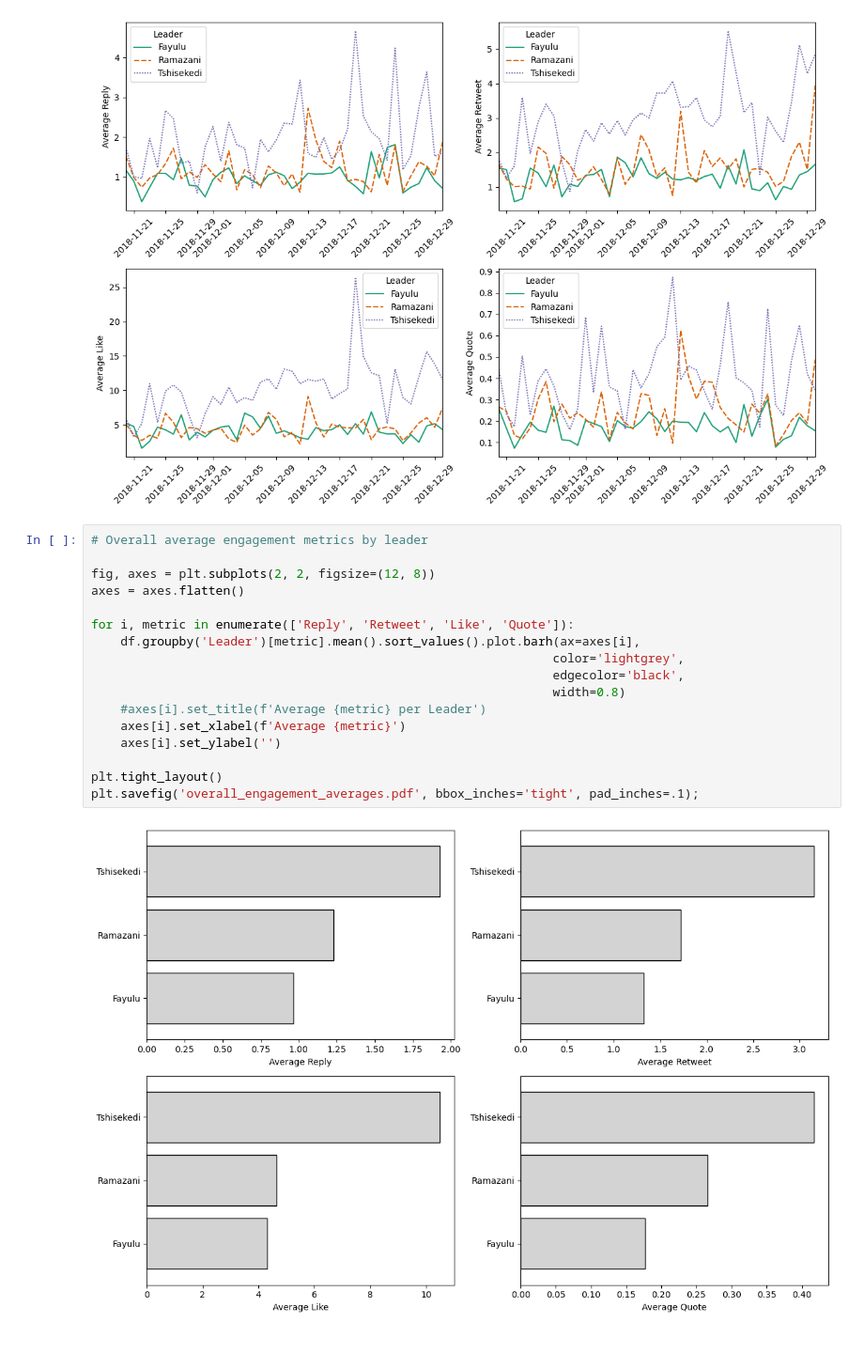
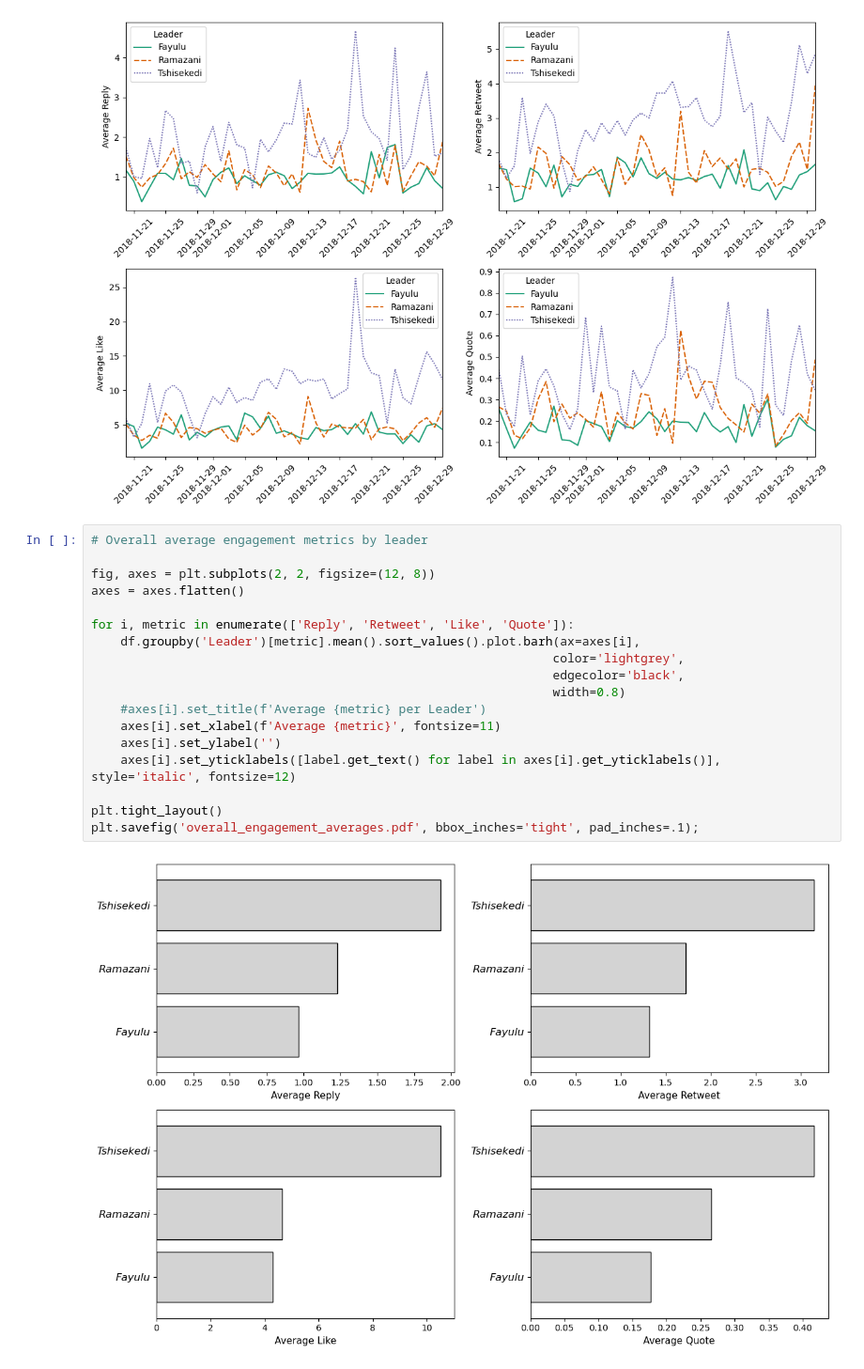
Before and after one commit to Joel-Kazadi/Sentiment-Mining-for-Popularity-analysis, a Jupyter notebook: 2 EDA.ipynb, the cells around one changed output. Shown at 94% size. Cells and saved outputs as stored; diff of their text form.

```diff
--- a/2 EDA.ipynb
+++ b/2 EDA.ipynb
@@ -223,19 +232,20 @@ plt.savefig('engagement_metrics_evolution.pdf', bbox_inches='tight', pad_inches=
 # %%
 # Overall average engagement metrics by leader
 
 fig, axes = plt.subplots(2, 2, figsize=(12, 8))
 axes = axes.flatten()
 
 for i, metric in enumerate(['Reply', 'Retweet', 'Like', 'Quote']):
     df.groupby('Leader')[metric].mean().sort_values().plot.barh(ax=axes[i],
                                                                color='lightgrey',
                                                                edgecolor='black',
                                                                width=0.8)
     #axes[i].set_title(f'Average {metric} per Leader')
-    axes[i].set_xlabel(f'Average {metric}')
+    axes[i].set_xlabel(f'Average {metric}', fontsize=11)
     axes[i].set_ylabel('')
+    axes[i].set_yticklabels([label.get_text() for label in axes[i].get_yticklabels()], style='italic', fontsize=12)
 
 plt.tight_layout()
 plt.savefig('overall_engagement_averages.pdf', bbox_inches='tight', pad_inches=.1);
 # %% [output]
-[figure, old version]
+[figure, new version]
```
Also changed, not shown: parts of 14 cells of this notebook.
